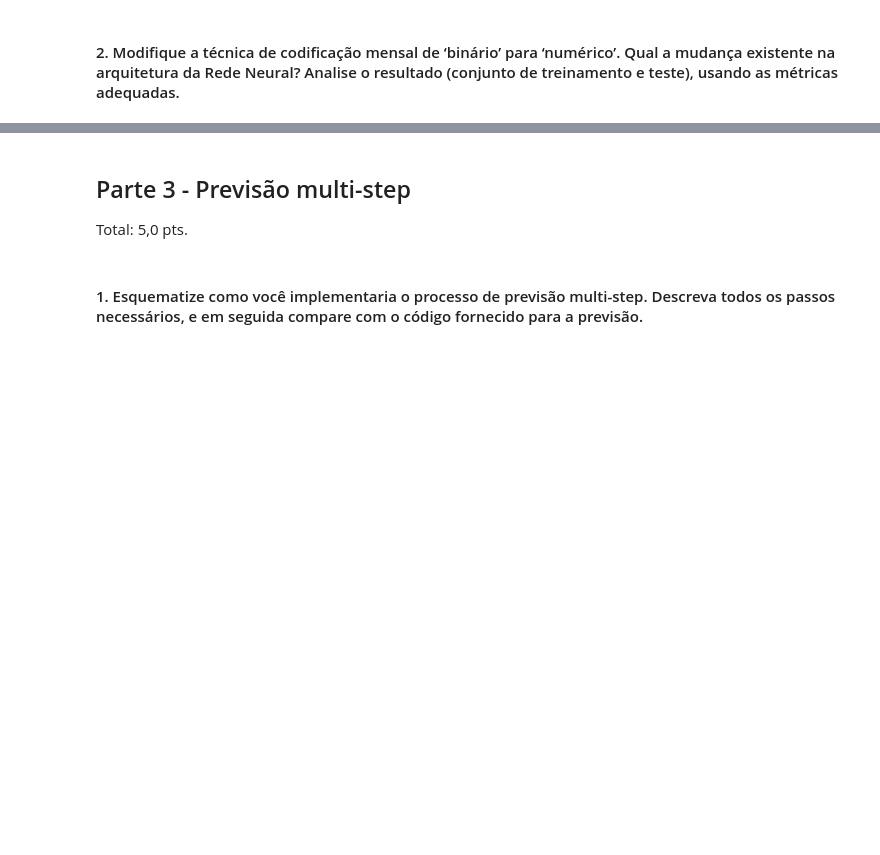
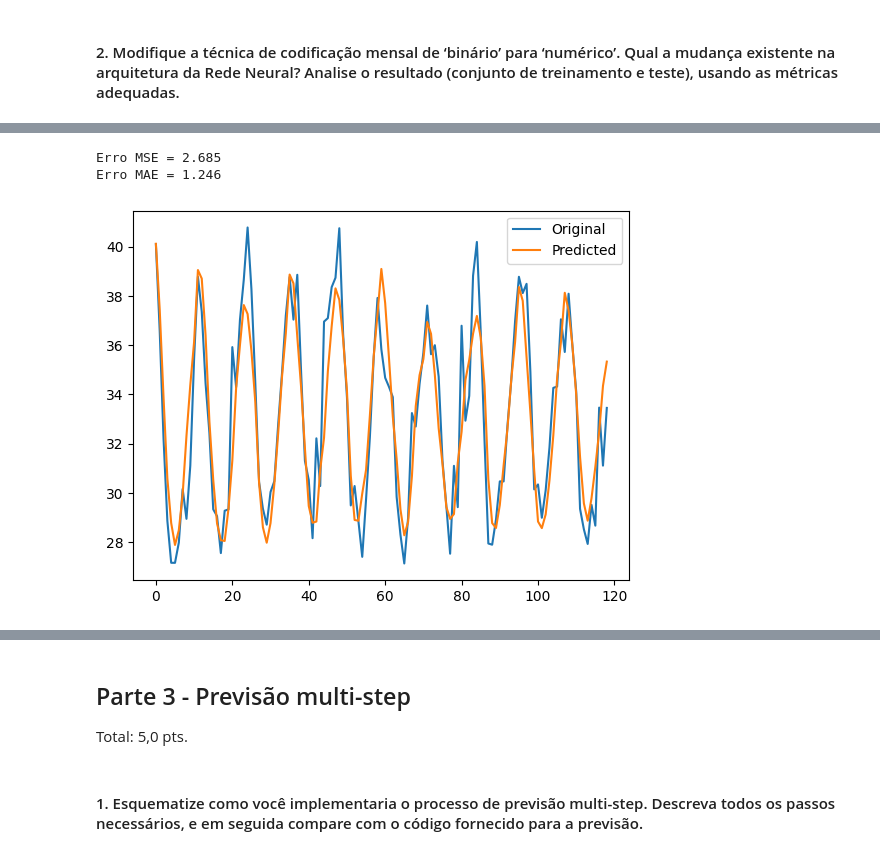
Before and after one commit to thimabru1010/PUC_Redes_Neurais, a Jupyter notebook: grad/lista 2/lista_2.ipynb, the cells around one changed output, grey strips where cells are left out. Saved outputs shown, nothing was run; the diff lists cells and outputs as text; code cells hidden in the pictures; blank space fills up the shorter version.

```diff
--- a/grad/lista 2/lista_2.ipynb
+++ b/grad/lista 2/lista_2.ipynb
@@ -336,0 +404,9 @@ print(f'Erro MSE = {round(mse_error,3)} \nErro MAE = {round(mae_error,3)}')
+# %%
+train_values = train_val.values
+
+X_train = train_values[:,:-1]
+y_train = train_values[:,-1]
+
+test_values = test_val.values
+X_test = test_values[:,:-1]
+y_test = test_values[:,-1]
@@ -336,0 +429,13 @@ print(f'Erro MSE = {round(mse_error,3)} \nErro MAE = {round(mae_error,3)}')
+# %%
+n_input = X_train.shape[1]
+n_output = 1
+hidden_neurons = 20
+
+model = NeuralNetwork(n_input = n_input, n_output=n_output, hidden_neurons=hidden_neurons, hidden_activation='sigmoid')
+device = torch.device('cuda' if torch.cuda.is_available() else 'cpu')
+model.to(device)
+print(device)
+lr = 0.05
+epochs = 1000
+
+history, y_hat = train(model, train_loader, epochs, device, lr)
@@ -336,0 +456,18 @@ print(f'Erro MSE = {round(mse_error,3)} \nErro MAE = {round(mae_error,3)}')
+# %%
+y_pred_tr = model(torch.from_numpy(X_train).float().to(device))
+y_hat_tr = y_pred_tr.detach().cpu().numpy()
+
+orig_y_eval = y_train*(_max-_min) + _min
+orig_y_hat = y_hat_tr*(_max-_min) + _min
+mae_error = mean_absolute_error(orig_y_eval, orig_y_hat)
+mse_error = mean_squared_error(orig_y_eval, orig_y_hat)
+
+plt.plot(orig_y_eval)
+plt.plot(orig_y_hat)
+plt.legend(['Original','Predicted'])
+
+print(f'Erro MSE = {round(mse_error,3)} \nErro MAE = {round(mae_error,3)}')
+# %% [output]
+Erro MSE = 2.685
+Erro MAE = 1.246
+[figure, added]
```
Also changed, not shown: parts of 40 cells of this notebook.
